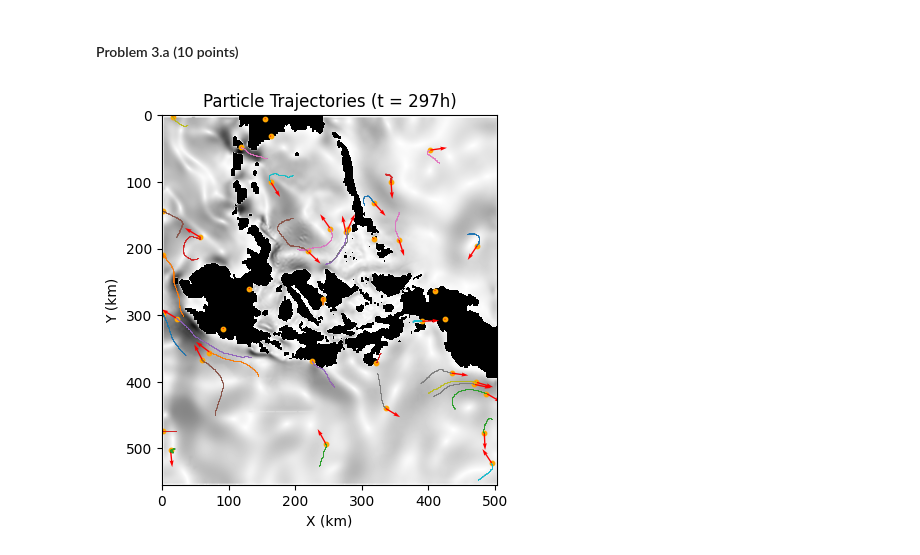
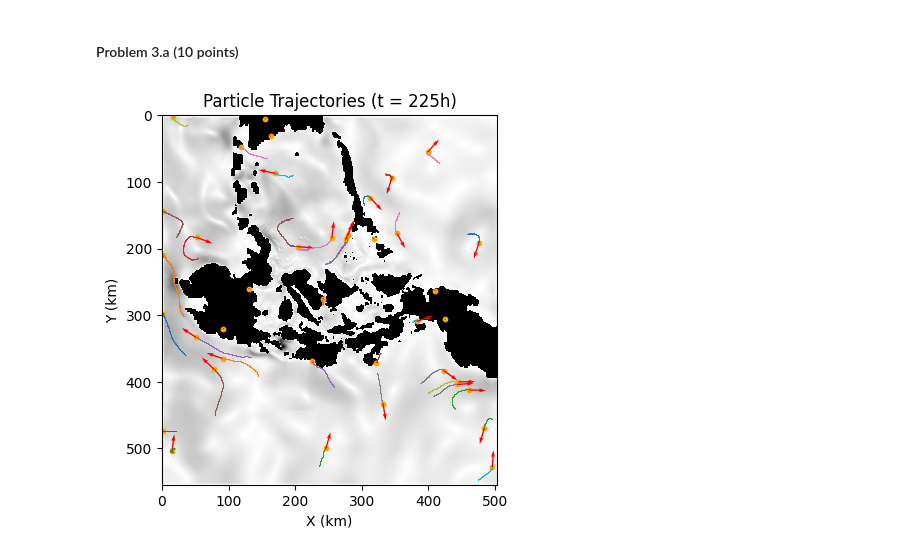
Before and after one commit to eddysanoli-galileo/Data-Analysis-Statistical-Modeling-and-Computation-in-Applications, a Jupyter notebook: Module 5 - Environmental Data and Gaussian Processes/Project/Project.ipynb, the cells around one changed output. Drawn from its saved outputs; the diff is of its cells as text; code cells hidden in the pictures.

```diff
--- a/Module 5 - Environmental Data and Gaussian Processes/Project/Project.ipynb
+++ b/Module 5 - Environmental Data and Gaussian Processes/Project/Project.ipynb
@@ -186,32 +184,35 @@ N = 40
 Xaxis_min = 0
 Xaxis_max = Vt.shape[2]
 Yaxis_min = 0
 Yaxis_max = Vt.shape[1]
 
 # Generate random X and Y coordinates for the particles
 np.random.seed(42069)
 particles_x_pos = np.random.randint(Xaxis_min, Xaxis_max, size=N)
 particles_y_pos = np.random.randint(Yaxis_min, Yaxis_max, size=N)
 
 # Concatenate the X and Y coordinates as columns in a single array
 Xt = np.stack(
     [particles_x_pos, particles_y_pos],
     axis=1
 )
 
 # ================= SIMULATION ================= #
 
 X_history, V_history = simulate_flow(x_t=Xt, v_t=Vt, timesteps=T)
 
 # ==================== PLOT ==================== #
 
+# The last timestep to simulate
+timestep = 75
+
 # Plot the trajectories of the particles
 plot_particle_simulation(
     X_history,
     V_history,
     v_t=Vt,
     land_mask=mask,
-    end_timestep=99
+    end_timestep=timestep
 )
 # %% [output]
-[figure, old version]
+[figure, new version]
```
Also changed, not shown: parts of 5 cells of this notebook, 11 other files.
